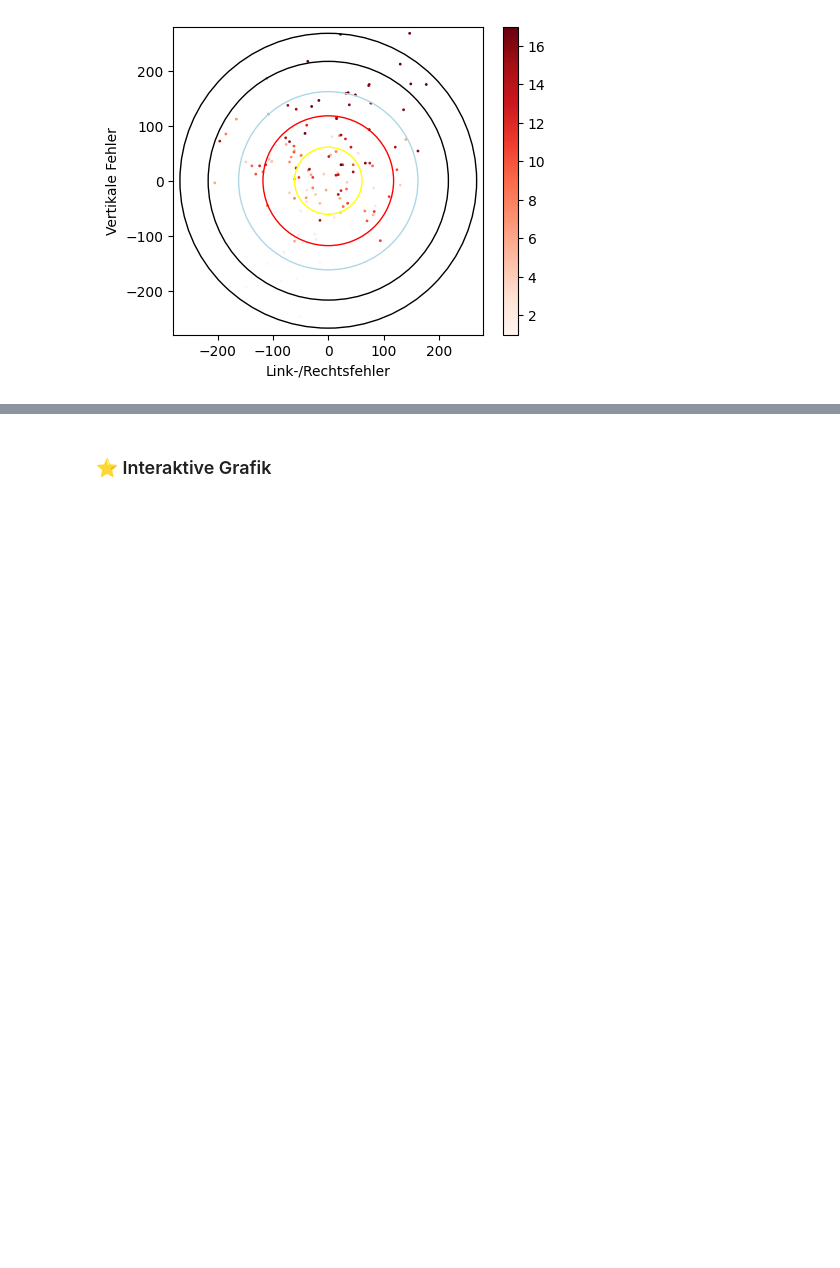
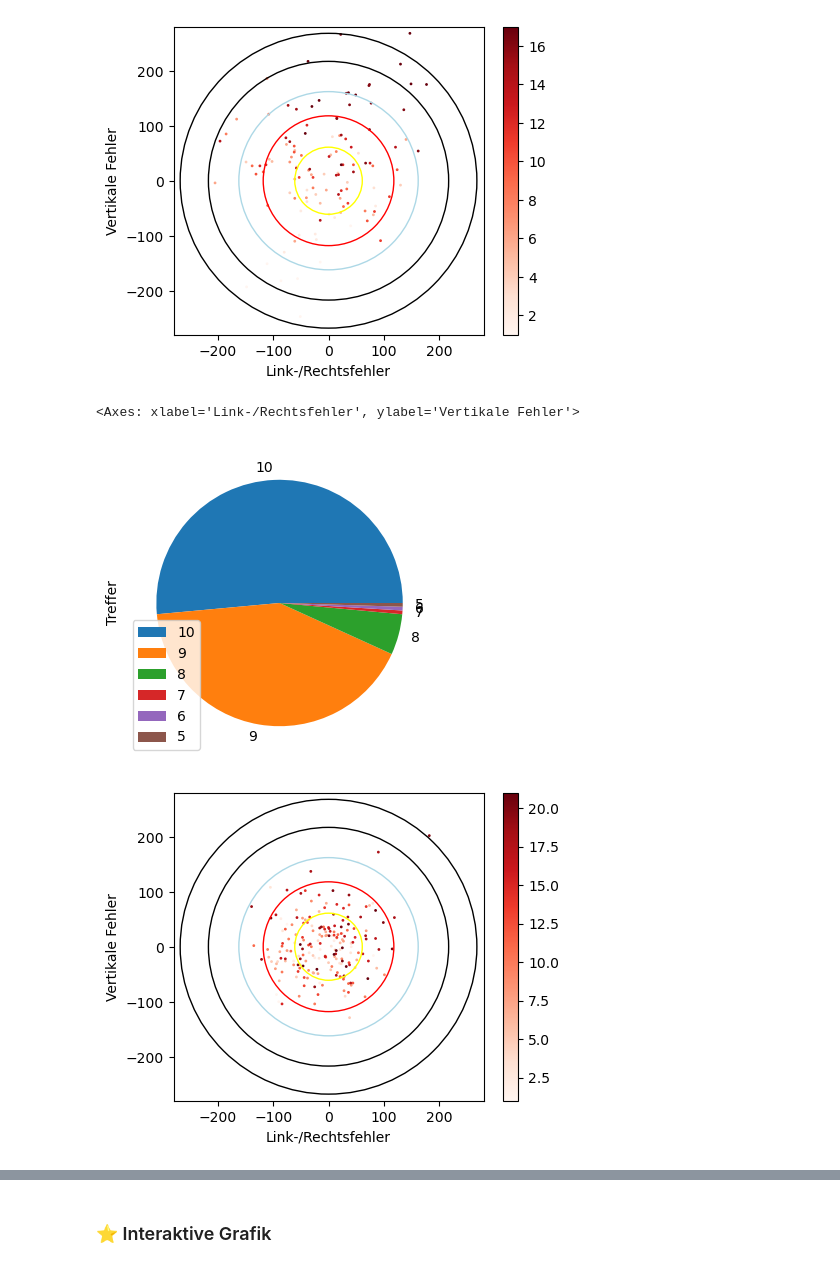
Before and after one commit to tonicodingc/awpj1, a Jupyter notebook: Pfeildaten/23.ipynb, the cells around one changed output, grey strips where cells are left out. Saved outputs shown, nothing was run; the diff lists cells and outputs as text; code cells hidden in the pictures; blank space fills up the shorter version.

```diff
--- a/Pfeildaten/23.ipynb
+++ b/Pfeildaten/23.ipynb
@@ -30,9 +30,7 @@ Das besondere an der Funktion ist, dass der Plot auch anzeigt wo genau der Pfeil
 def Zielscheibe (Datensatz):
         if Datensatz["Typ Auflage"].max() == 122:
 
-            Plot = Datensatz.plot.scatter(x = "x", y = "y", figsize= (5, 4), s= 1, xlabel='Link-/Rechtsfehler', ylabel='Vertikale Fehler', colormap= "Reds", legend = True, color= Datensatz["Passe"])
-            Plot.set_xlim(-280, 280)
-            Plot.set_ylim(-280, 280)
+            Plot = Datensatz.plot.scatter(x = "x", y = "y", figsize= (5, 4), s= 1, xlabel='Link-/Rechtsfehler', ylabel='Vertikale Fehler', colormap= "Reds", legend = True, color= Datensatz["Passe"], xlim= (-280,280), ylim= (-280,280))
 
             c11 = plt.Circle((0,0), 61, fill = False, color = 'yellow')
             c12 = plt.Circle((0,0), 118, fill = False, color = 'red')
@@ -45,9 +43,7 @@ def Zielscheibe (Datensatz):
 
         elif Datensatz["Typ Auflage"].max() == 40:
 
-            Plot= Datensatz.plot.scatter(x = "x", y = "y", figsize= (4, 4), s= 4)
-            Plot.set_xlim(-140, 140)
-            Plot.set_ylim(-140, 140)
+            Plot= Datensatz.plot.scatter(x = "x", y = "y", figsize= (5, 4), s= 4,xlabel='Link-/Rechtsfehler', ylabel='Vertikale Fehler', colormap= "Reds", legend = True, color= Datensatz["Passe"], xlim= (-140,140), ylim= (-140,140))
 
             c31 = plt.Circle((0,0), 21, fill = False, color = 'yellow')     # 10
             c32 = plt.Circle((0,0), 41, fill = False, color = 'red')        # 9
@@ -62,3 +58,8 @@ def Zielscheibe (Datensatz):
 
         else: print ("Der Datensatz erhält keine Standardwerte für Typauflage")
         return Plot
+# %%
+arrows1 = Datensatz("arrows1.csv")
+arrows2 = Datensatz("arrows2.csv")
+arrows3 = Datensatz("arrows3.csv")
+arrows4 = Datensatz("arrows4.csv")
@@ -70,3 +73,11 @@ Zielscheibe(arrows1)
 <Axes: xlabel='Link-/Rechtsfehler', ylabel='Vertikale Fehler'>
 [figure]
 [figure]
+# %%
+#Vergleich zweiter Datensatz
+Ringe(arrows2)
+Zielscheibe(arrows2)
+# %% [output]
+<Axes: xlabel='Link-/Rechtsfehler', ylabel='Vertikale Fehler'>
+[figure, added]
+[figure, added]
```
Also changed, not shown: parts of 5 cells of this notebook.
